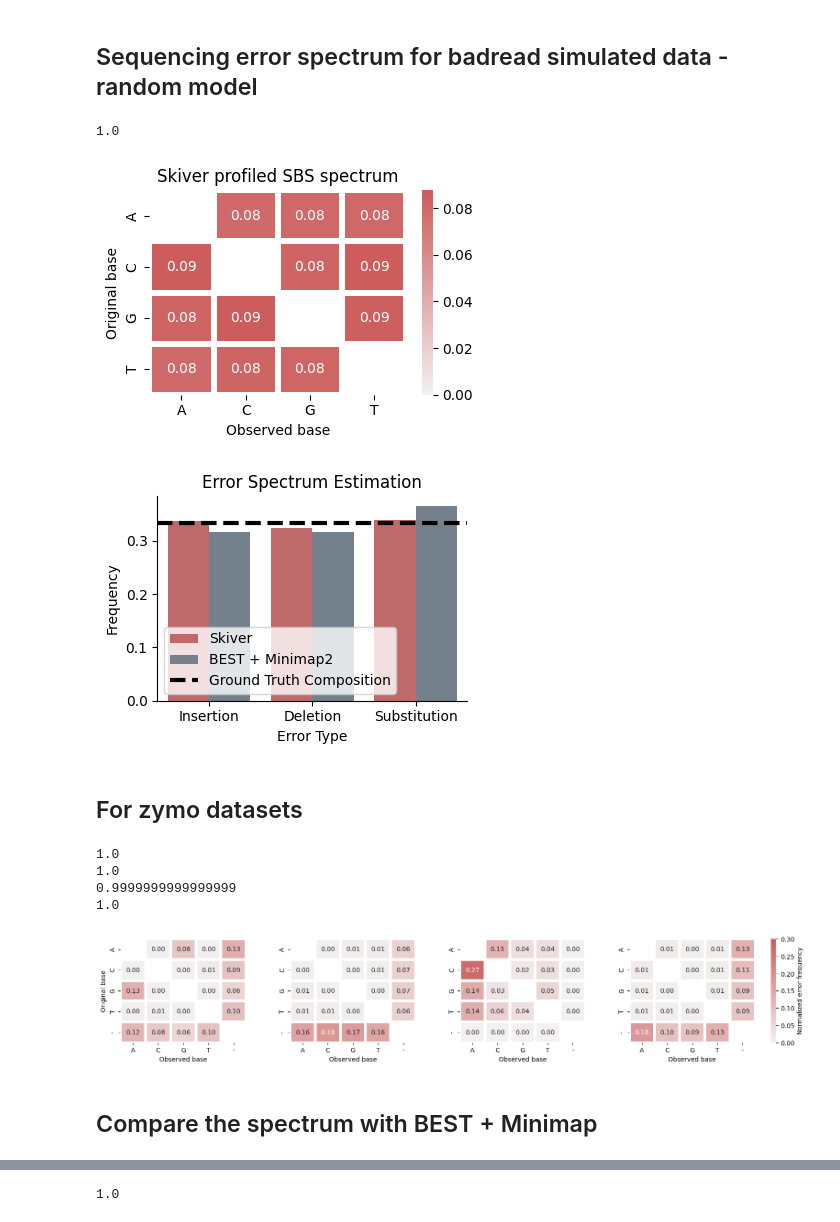
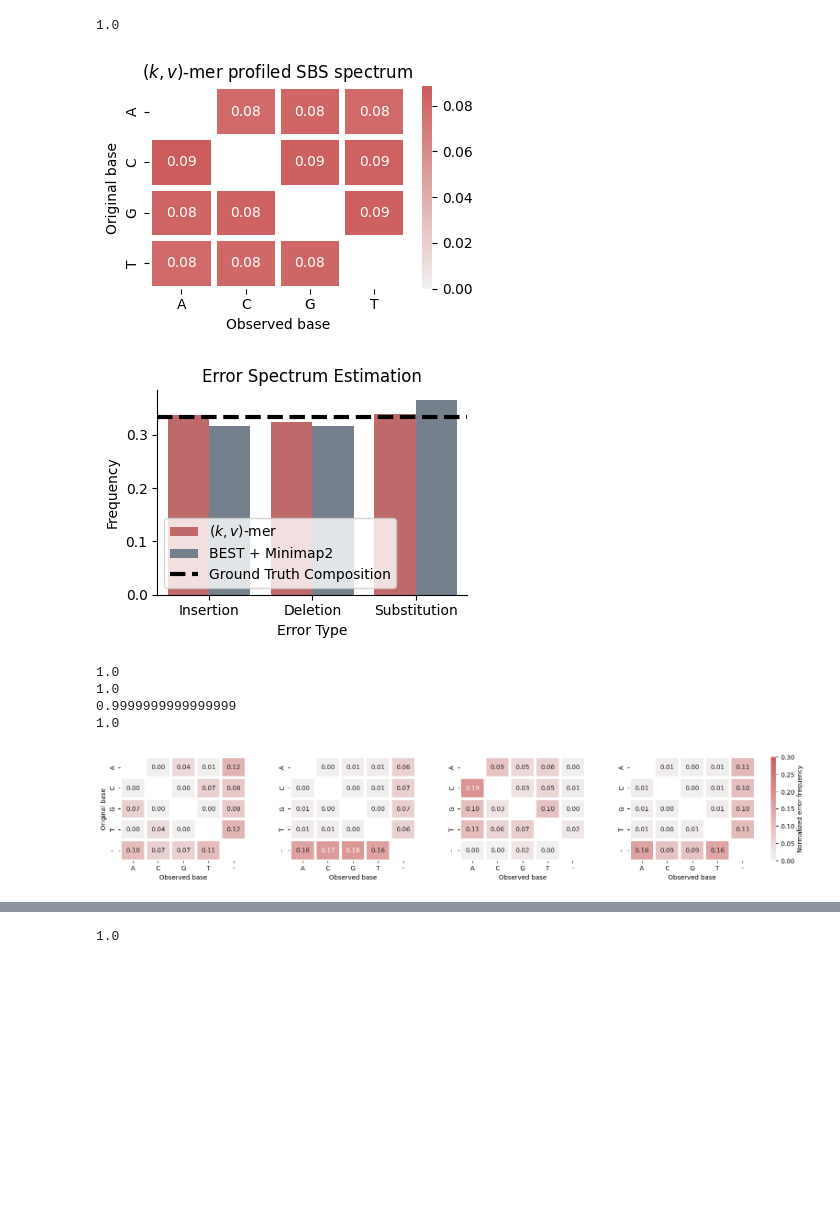
Before and after one commit to GZHoffie/skiver-test, a Jupyter notebook: experiments/error_spectrum/plot_results.ipynb, the cells around one changed output, grey strips where cells are left out. Saved outputs shown, nothing was run; the diff lists cells and outputs as text; code cells hidden in the pictures; blank space fills up the shorter version.

```diff
--- a/experiments/error_spectrum/plot_results.ipynb
+++ b/experiments/error_spectrum/plot_results.ipynb
@@ -1,5 +1,3 @@
-# %% [markdown]
-## Sequencing error spectrum for badread simulated data - random model
 # %%
 import pandas as pd
 import numpy as np
@@ -50,35 +48,35 @@ def get_minimap_error_type_spectrum(df):
     spectrum = {"Insertion": 0, "Deletion": 0, "Substitution": 0}
     spectrum["Insertion"] += df["non_hp_ins_per_kbp"].sum()
     spectrum["Insertion"] += df["hp_ins_per_kbp"].sum()
     spectrum["Deletion"] += df["non_hp_del_per_kbp"].sum()
     spectrum["Deletion"] += df["hp_del_per_kbp"].sum()
     spectrum["Substitution"] += df["mismatches_per_kbp"].sum()
     return spectrum
 
 
 kvmer_error_type_spectrum = get_kvmer_error_type_spectrum(kvmer_df)
 minimap_error_type_spectrum = get_minimap_error_type_spectrum(minimap_df)
 
 # Plot the heatmap of sbs6 spectrum
 import seaborn as sns
 import matplotlib.pyplot as plt
 
 plt.figure(figsize=(4, 3))
 mask_matrix = np.eye(4)
 # also mask the diagonal
 sns.heatmap(spectrum_matrix, annot=True, fmt=".2f",
             xticklabels=["A", "C", "G", "T"], yticklabels=["A", "C", "G", "T"],
             linecolor="white", linewidth=3,
             vmin=0,
             mask=mask_matrix, cmap=sns.light_palette("indianred", as_cmap=True))
-plt.title("Skiver profiled SBS spectrum")
+plt.title("$(k,v)$-mer profiled SBS spectrum")
 plt.ylabel("Original base")
 plt.xlabel("Observed base")
 plt.tight_layout()
 plt.savefig("../../figures/simulated_data_sbs_spectrum.pdf")
 # %% [output]
 1.0
-[figure, old version]
+[figure, new version]
 # %%
 # Plot error type spectra for both methods as bar plots
 
@@ -98,7 +96,7 @@ method = []
 error_type = []
 frequency = []
 for et in kvmer_error_type_spectrum_normalized:
-    method.append("Skiver")
+    method.append("$(k,v)$-mer")
     error_type.append(et)
     frequency.append(kvmer_error_type_spectrum_normalized[et])
 
@@ -121,17 +119,15 @@ plt.title("Error Spectrum Estimation")
 plt.tight_layout()
 plt.savefig("../../figures/simulated_data_error_type_spectrum.pdf")
 # %% [output]
-[figure, old version]
+[figure, new version]
-# %% [markdown]
-## For zymo datasets
 # %%
 import matplotlib as mpl
 
 kvmer_spectra = [
-    "../../output/zymo/ERR3152366_kvmer.csv",
-    "../../output/zymo/SRR13128014_kvmer.csv",
-    "../../output/zymo/ERR2935851_kvmer.csv",
-    "../../output/zymo/SRR7498042_kvmer.csv",
+    "../../output/zymo/ERR3152366_bi_kvmer.csv",
+    "../../output/zymo/SRR13128014_bi_kvmer.csv",
+    "../../output/zymo/ERR2935851_bi_kvmer.csv",
+    "../../output/zymo/SRR7498042_bi_kvmer.csv",
 ]
 
 labels = [
@@ -204,9 +200,7 @@ plt.savefig("../../figures/real_data_sbs_spectra.svg")
 1.0
 0.9999999999999999
 1.0
-[figure, old version]
+[figure, new version]
-# %% [markdown]
-## Compare the spectrum with BEST + Minimap
 # %%
 minimap2_results = [
     "../../output/zymo/ERR3152366.summary_identity_stats.csv",
```
Also changed, not shown: parts of 5 cells of this notebook, 14 other files.
